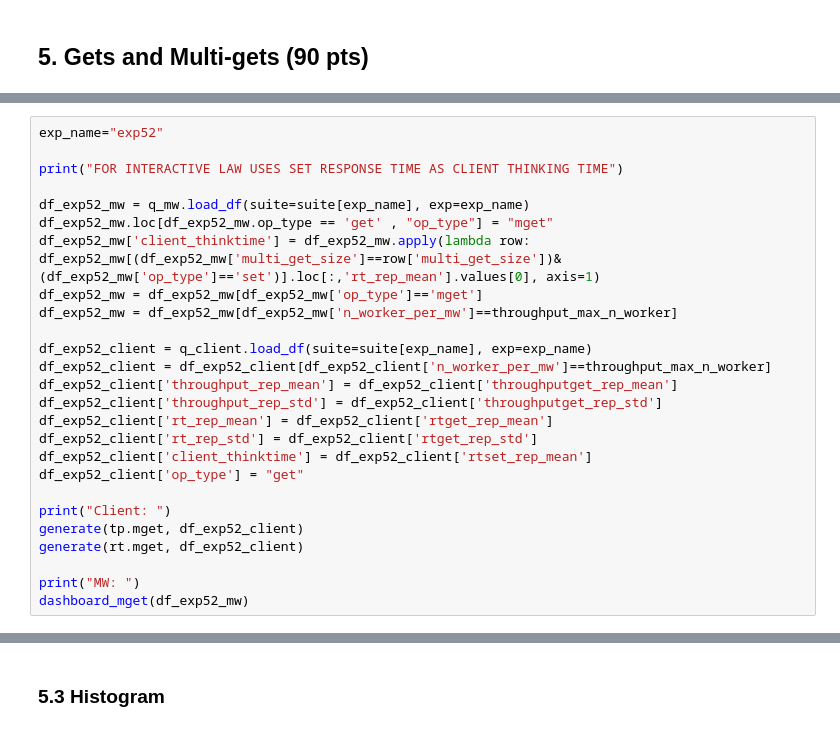
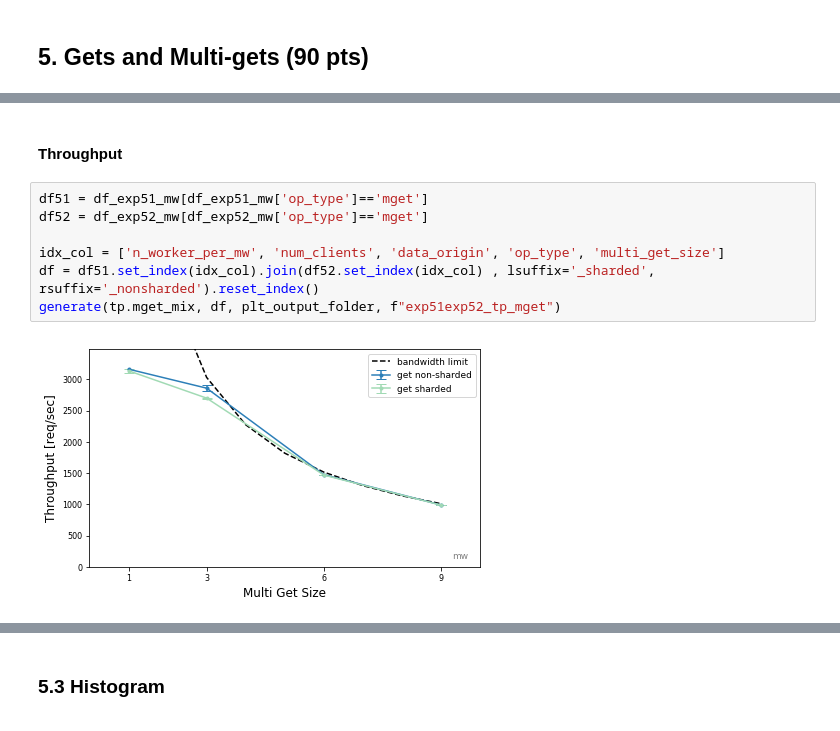
Before and after one commit to nicolas-kuechler/eth-asl-middleware-benchmark-2018, a Jupyter notebook: python/analysis/5 - Gets and Multi-gets.ipynb, the cells around one changed output, grey strips where cells are left out. Saved outputs shown, nothing was run; the diff lists cells and outputs as text.

Commit message:
data analysis extension

```diff
--- a/python/analysis/5 - Gets and Multi-gets.ipynb
+++ b/python/analysis/5 - Gets and Multi-gets.ipynb
@@ -147,26 +89,0 @@ generate(rt.mget_perc, df_exp52_mw_qtm)
-# %%
-exp_name="exp52"
-
-print("FOR INTERACTIVE LAW USES SET RESPONSE TIME AS CLIENT THINKING TIME")
-
-df_exp52_mw = q_mw.load_df(suite=suite[exp_name], exp=exp_name)
-df_exp52_mw.loc[df_exp52_mw.op_type == 'get' , "op_type"] = "mget"
-df_exp52_mw['client_thinktime'] = df_exp52_mw.apply(lambda row: df_exp52_mw[(df_exp52_mw['multi_get_size']==row['multi_get_size'])&(df_exp52_mw['op_type']=='set')].loc[:,'rt_rep_mean'].values[0], axis=1)
-df_exp52_mw = df_exp52_mw[df_exp52_mw['op_type']=='mget']
-df_exp52_mw = df_exp52_mw[df_exp52_mw['n_worker_per_mw']==throughput_max_n_worker]
-
-df_exp52_client = q_client.load_df(suite=suite[exp_name], exp=exp_name)
-df_exp52_client = df_exp52_client[df_exp52_client['n_worker_per_mw']==throughput_max_n_worker]
-df_exp52_client['throughput_rep_mean'] = df_exp52_client['throughputget_rep_mean']
-df_exp52_client['throughput_rep_std'] = df_exp52_client['throughputget_rep_std']
-df_exp52_client['rt_rep_mean'] = df_exp52_client['rtget_rep_mean']
-df_exp52_client['rt_rep_std'] = df_exp52_client['rtget_rep_std']
-df_exp52_client['client_thinktime'] = df_exp52_client['rtset_rep_mean']
-df_exp52_client['op_type'] = "get"
-
-print("Client: ")
-generate(tp.mget, df_exp52_client)
-generate(rt.mget, df_exp52_client)
-
-print("MW: ")
-dashboard_mget(df_exp52_mw)
@@ -185,0 +135,11 @@ MW:
+# %% [markdown]
+#### Throughput
+# %%
+df51 = df_exp51_mw[df_exp51_mw['op_type']=='mget']
+df52 = df_exp52_mw[df_exp52_mw['op_type']=='mget']
+
+idx_col = ['n_worker_per_mw', 'num_clients', 'data_origin', 'op_type', 'multi_get_size']
+df = df51.set_index(idx_col).join(df52.set_index(idx_col) , lsuffix='_sharded', rsuffix='_nonsharded').reset_index()
+generate(tp.mget_mix, df, plt_output_folder, f"exp51exp52_tp_mget")
+# %% [output]
+[figure, added]
```
Also changed, not shown: parts of 28 cells of this notebook, 12 other files.
